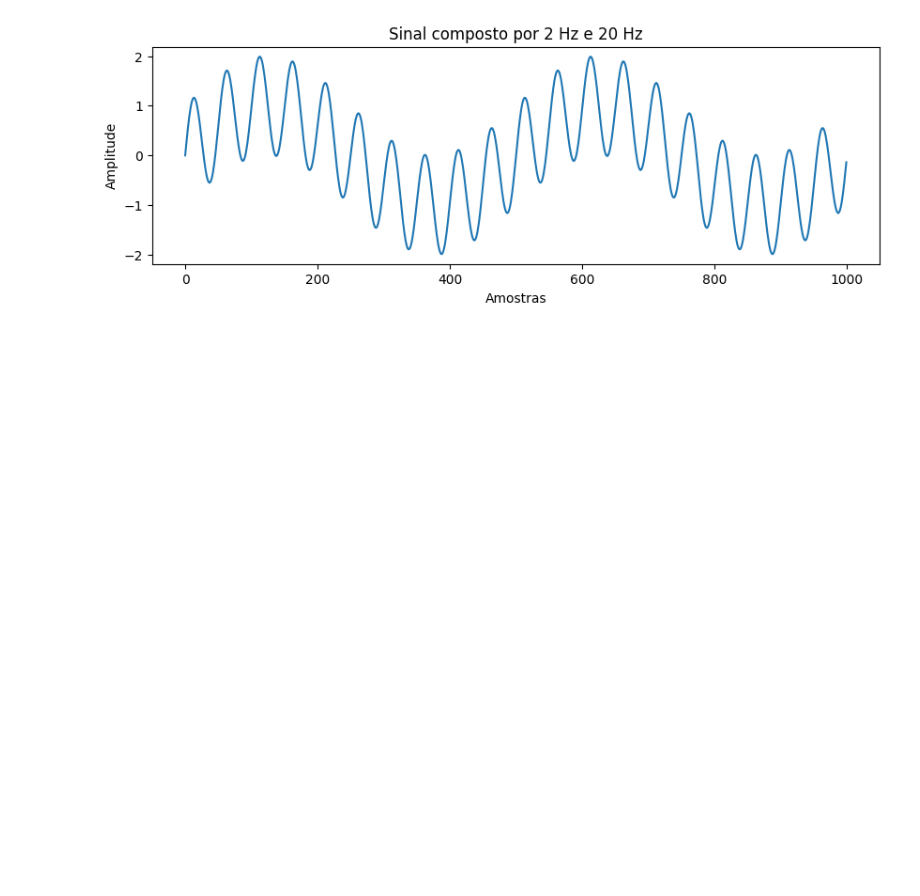
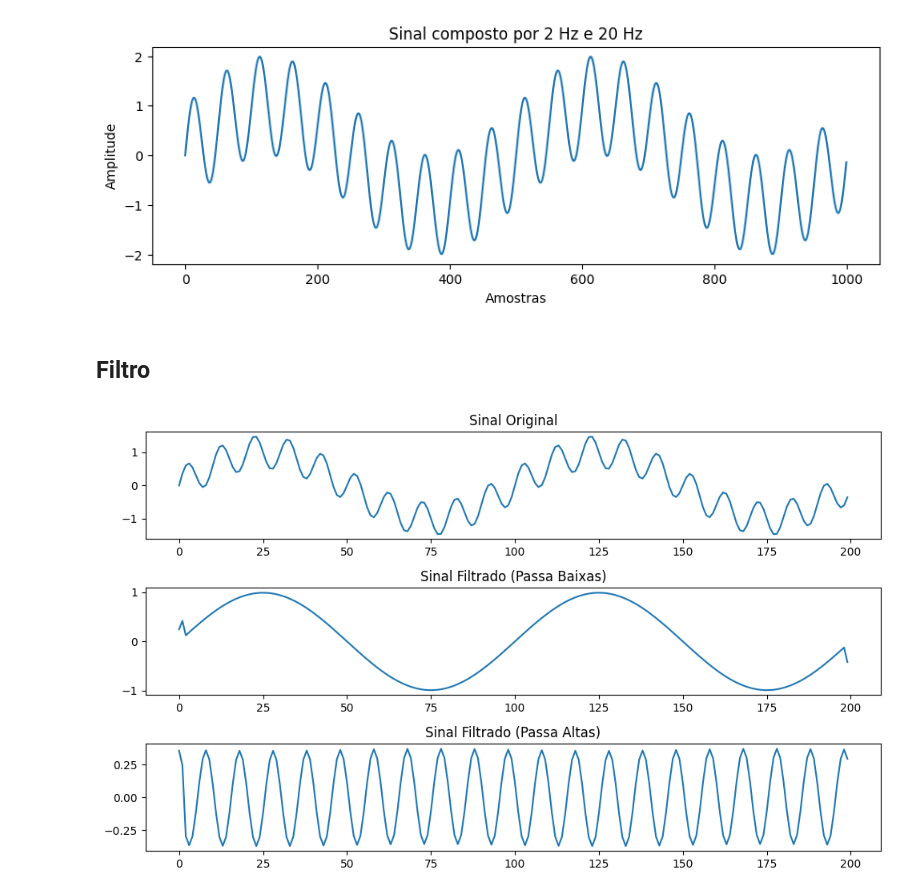
Before and after one commit to Eduardo-BF/Filtros-Digitais, a Jupyter notebook: App/Filtragem_Freq.ipynb, the cells around one changed output. Saved outputs shown, nothing was run; the diff lists cells and outputs as text; code cells hidden in the pictures; blank space fills up the shorter version.

Commit message:
add convo. low/high-pass filter

```diff
--- a/App/Filtragem_Freq.ipynb
+++ b/App/Filtragem_Freq.ipynb
@@ -35,3 +36,30 @@ plt.title("Sinal composto por 2 Hz e 20 Hz")
 plt.show()
 # %% [output]
 [figure]
+# %% [markdown]
+## Filtro
+# %%
+
+# Convoluir o sinal com o filtro FIR manual
+sinal = sinal_c["Signal"]
+filt_coeffs_LOW  = [1,-1,1,-1,1]
+filt_coeffs_HIGH = [1,-1,-1,1]
+
+filt_sinal_LOW = np.convolve(sinal, filt_coeffs_LOW, mode='same')
+filt_sinal_HIGH = np.convolve(sinal, filt_coeffs_HIGH, mode='same')
+
+# Plotando o sinal original e o sinal filtrado
+plt.figure(figsize=(10, 6))
+plt.subplot(3, 1, 1)
+plt.plot(sinal)
+plt.title("Sinal Original")
+plt.subplot(3, 1, 2)
+plt.plot(filt_sinal_LOW)
+plt.title("Sinal Filtrado (Passa Baixas)")
+plt.subplot(3, 1, 3)
+plt.plot(filt_sinal_HIGH)
+plt.title("Sinal Filtrado (Passa Altas)")
+plt.tight_layout()
+plt.show()
+# %% [output]
+[figure, added]
```
Also changed, not shown: parts of 4 cells of this notebook, 4 other files.
